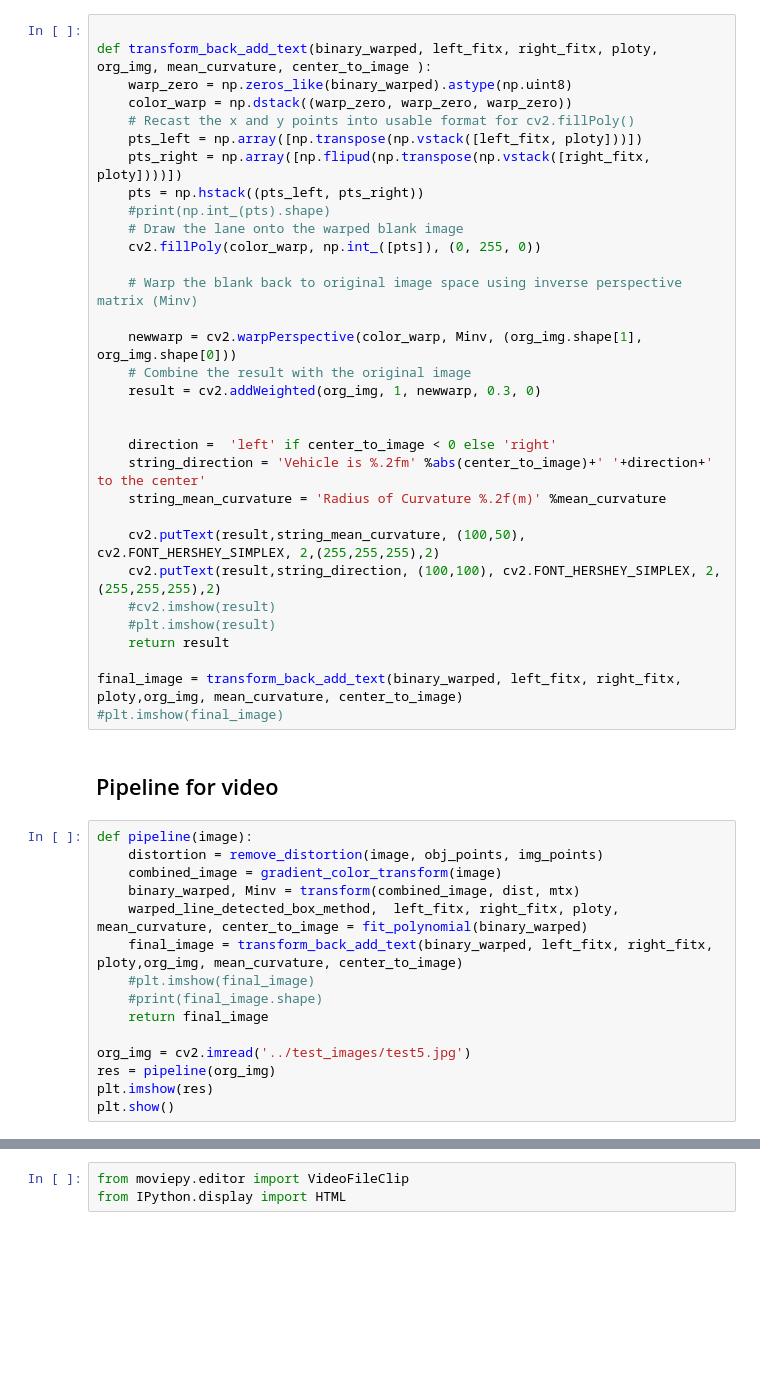
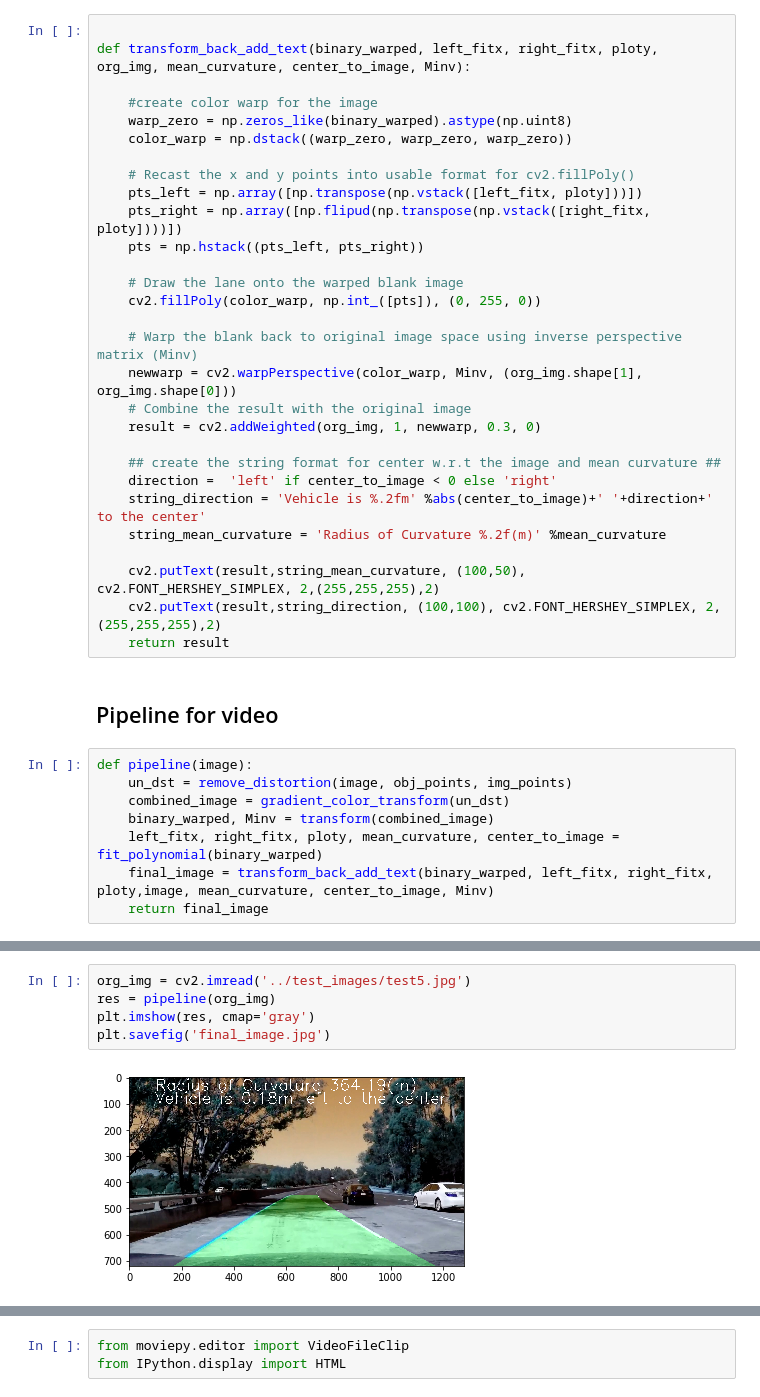
Before and after one commit to govinsprabhu/Advanced_line_dectection, a Jupyter notebook: examples/example.ipynb, the cells around one changed output, grey strips where cells are left out. Drawn from its saved outputs; the diff is of its cells as text; blank space fills up the shorter version.

```diff
--- a/examples/example.ipynb
+++ b/examples/example.ipynb
@@ -349,50 +321,40 @@ plt.show()
 ## Warp line back into the original image
 # %%
 
-def transform_back_add_text(binary_warped, left_fitx, right_fitx, ploty, org_img, mean_curvature, center_to_image ):
+def transform_back_add_text(binary_warped, left_fitx, right_fitx, ploty, org_img, mean_curvature, center_to_image, Minv):
+
+    #create color warp for the image
     warp_zero = np.zeros_like(binary_warped).astype(np.uint8)
     color_warp = np.dstack((warp_zero, warp_zero, warp_zero))
+
     # Recast the x and y points into usable format for cv2.fillPoly()
     pts_left = np.array([np.transpose(np.vstack([left_fitx, ploty]))])
     pts_right = np.array([np.flipud(np.transpose(np.vstack([right_fitx, ploty])))])
     pts = np.hstack((pts_left, pts_right))
-    #print(np.int_(pts).shape)
+
     # Draw the lane onto the warped blank image
     cv2.fillPoly(color_warp, np.int_([pts]), (0, 255, 0))
 
     # Warp the blank back to original image space using inverse perspective matrix (Minv)
-
     newwarp = cv2.warpPerspective(color_warp, Minv, (org_img.shape[1], org_img.shape[0]))
     # Combine the result with the original image
     result = cv2.addWeighted(org_img, 1, newwarp, 0.3, 0)
 
-
+    ## create the string format for center w.r.t the image and mean curvature ##
     direction =  'left' if center_to_image < 0 else 'right'
     string_direction = 'Vehicle is %.2fm' %abs(center_to_image)+' '+direction+' to the center'
     string_mean_curvature = 'Radius of Curvature %.2f(m)' %mean_curvature
 
     cv2.putText(result,string_mean_curvature, (100,50), cv2.FONT_HERSHEY_SIMPLEX, 2,(255,255,255),2)
     cv2.putText(result,string_direction, (100,100), cv2.FONT_HERSHEY_SIMPLEX, 2,(255,255,255),2)
-    #cv2.imshow(result)
-    #plt.imshow(result)
     return result
-
-final_image = transform_back_add_text(binary_warped, left_fitx, right_fitx, ploty,org_img, mean_curvature, center_to_image)
-#plt.imshow(final_image)
 # %% [markdown]
 ## Pipeline for video
 # %%
 def pipeline(image):
-    distortion = remove_distortion(image, obj_points, img_points)
-    combined_image = gradient_color_transform(image)
-    binary_warped, Minv = transform(combined_image, dist, mtx)
-    warped_line_detected_box_method,  left_fitx, right_fitx, ploty, mean_curvature, center_to_image = fit_polynomial(binary_warped)
-    final_image = transform_back_add_text(binary_warped, left_fitx, right_fitx, ploty,org_img, mean_curvature, center_to_image)
-    #plt.imshow(final_image)
-    #print(final_image.shape)
+    un_dst = remove_distortion(image, obj_points, img_points)
+    combined_image = gradient_color_transform(un_dst)
+    binary_warped, Minv = transform(combined_image)
+    left_fitx, right_fitx, ploty, mean_curvature, center_to_image = fit_polynomial(binary_warped)
+    final_image = transform_back_add_text(binary_warped, left_fitx, right_fitx, ploty,image, mean_curvature, center_to_image, Minv)
     return final_image
-
-org_img = cv2.imread('../test_images/test5.jpg')
-res = pipeline(org_img)
-plt.imshow(res)
-plt.show()
@@ -400,0 +361,7 @@ plt.show()
+# %%
+org_img = cv2.imread('../test_images/test5.jpg')
+res = pipeline(org_img)
+plt.imshow(res, cmap='gray')
+plt.savefig('final_image.jpg')
+# %% [output]
+[figure, added]
```
Also changed, not shown: parts of 9 cells of this notebook.
